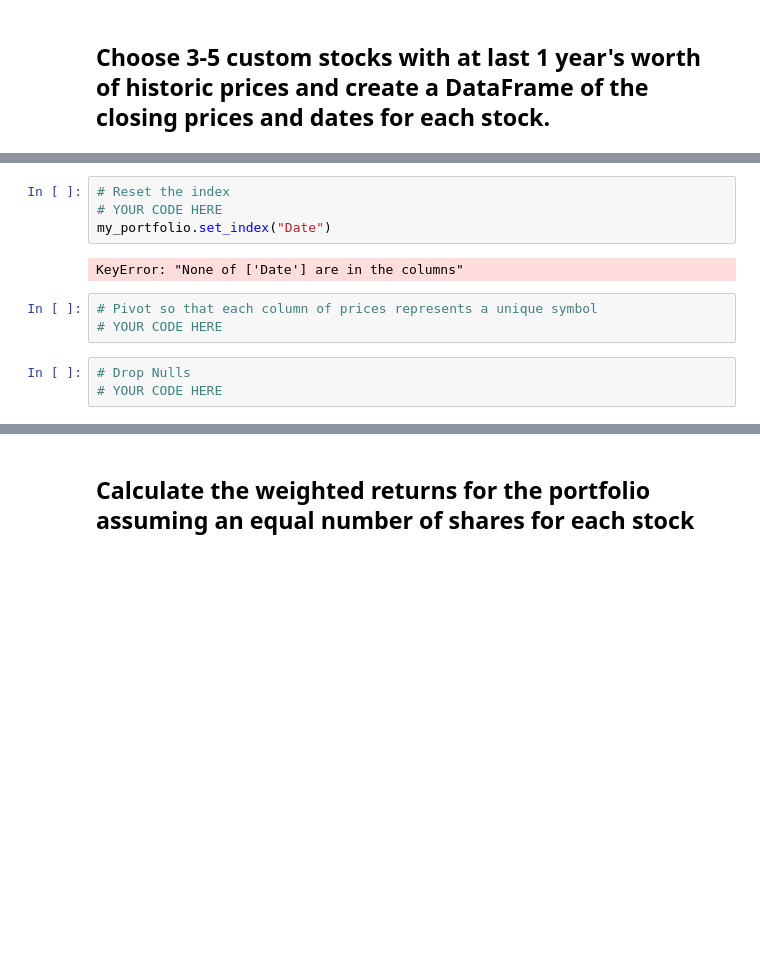
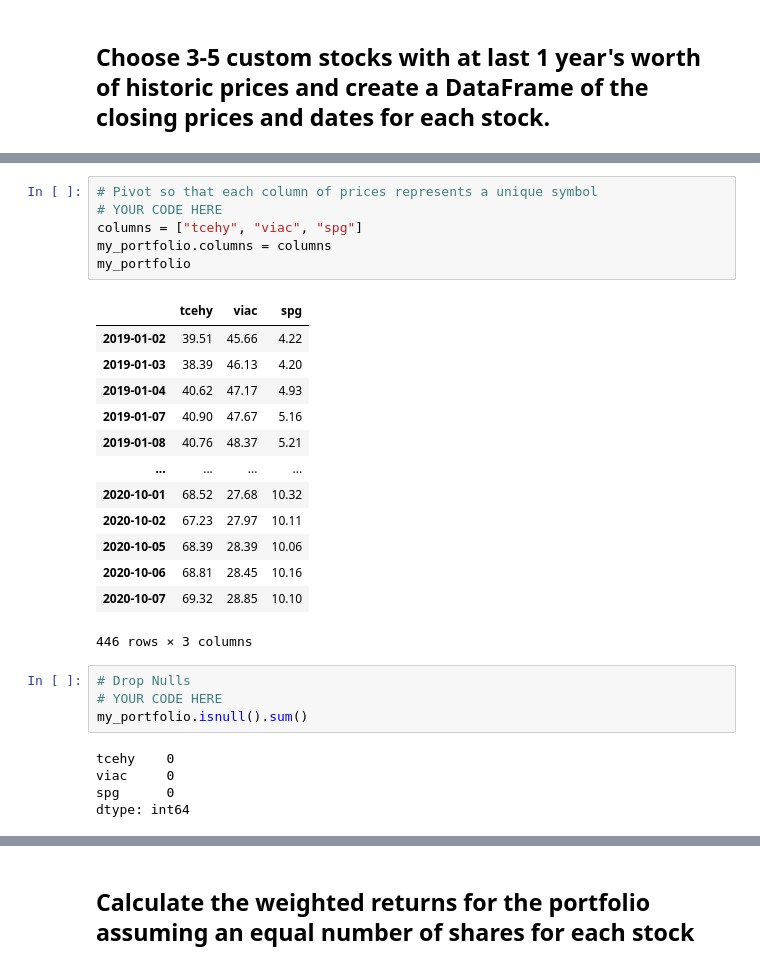
Before and after one commit to markmurdock11/pandas_hw, a Jupyter notebook: whale_analysis.ipynb, the cells around one changed output, grey strips where cells are left out. Drawn from its saved outputs; the diff is of its cells as text; blank space fills up the shorter version.

```diff
--- a/whale_analysis.ipynb
+++ b/whale_analysis.ipynb
@@ -496,12 +523,29 @@ my_portfolio
+# %%
+# Pivot so that each column of prices represents a unique symbol
+# YOUR CODE HERE
+columns = ["tcehy", "viac", "spg"]
+my_portfolio.columns = columns
+my_portfolio
+# %% [output]
+|  | tcehy | viac | spg |
+| 2019-01-02 | 39.51 | 45.66 | 4.22 |
+| 2019-01-03 | 38.39 | 46.13 | 4.20 |
+| 2019-01-04 | 40.62 | 47.17 | 4.93 |
+| 2019-01-07 | 40.90 | 47.67 | 5.16 |
+| 2019-01-08 | 40.76 | 48.37 | 5.21 |
+| ... | ... | ... | ... |
+| 2020-10-01 | 68.52 | 27.68 | 10.32 |
+| 2020-10-02 | 67.23 | 27.97 | 10.11 |
+| 2020-10-05 | 68.39 | 28.39 | 10.06 |
+| 2020-10-06 | 68.81 | 28.45 | 10.16 |
+| 2020-10-07 | 69.32 | 28.85 | 10.10 |
+446 rows × 3 columns
 # %%
-# Reset the index
+# Drop Nulls
 # YOUR CODE HERE
-my_portfolio.set_index("Date")
+my_portfolio.isnull().sum()
 # %% [output]
-KeyError: "None of ['Date'] are in the columns"
+tcehy    0
+viac     0
+spg      0
+dtype: int64
-# %%
-# Pivot so that each column of prices represents a unique symbol
-# YOUR CODE HERE
-# %%
-# Drop Nulls
-# YOUR CODE HERE
```
Also changed, not shown: parts of 7 cells of this notebook.
